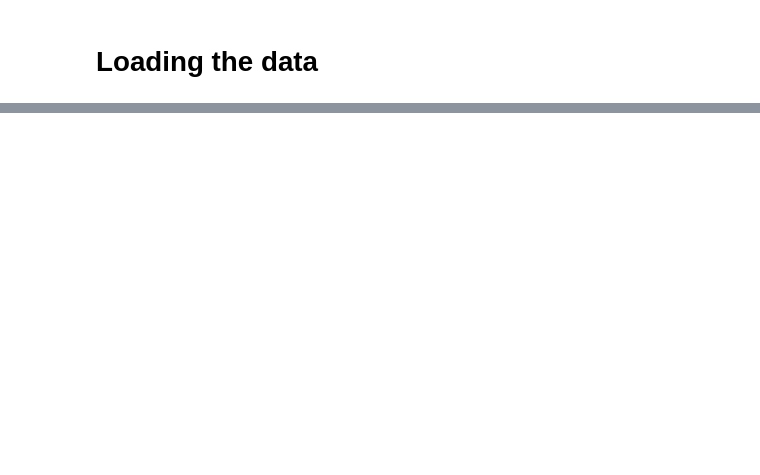
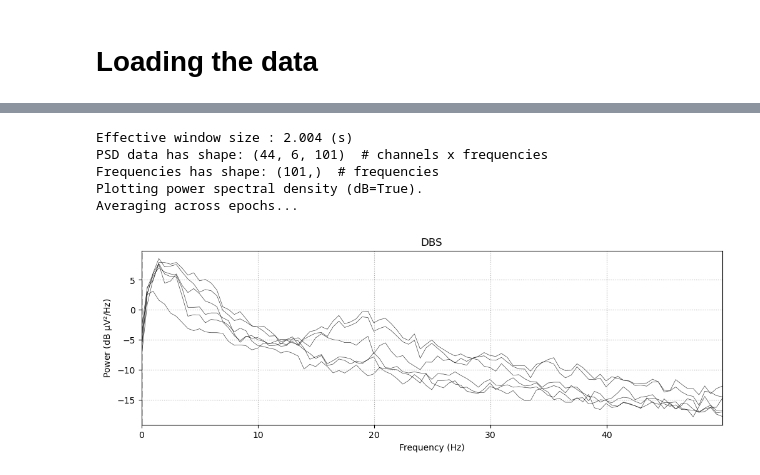
Before and after one commit to orabe/gaitmod, a Jupyter notebook: examples/example.ipynb, the cells around one changed output, grey strips where cells are left out. Cells and saved outputs as stored; diff of their text form; code cells hidden in the pictures; blank space fills up the shorter version.

```diff
--- a/examples/example.ipynb
+++ b/examples/example.ipynb
@@ -35,0 +170,21 @@ plt.show()
+# %%
+# Combine modulation and normal walking events
+events = np.vstack((events_mod_start, normal_walking_events))
+events = events[np.argsort(events[:, 0])]  # Sort events by onset time
+events_id = {'mod_start': gait_modulation_event_id,
+             'normal_walking': normal_walking_event_id}
+
+# Create Epochs
+epochs = mne.Epochs(
+    lfp_raw,
+    events,
+    events_id,
+    epoch_tmin,
+    epoch_tmax,
+    baseline=None,
+    preload=True,
+)
+
+# Print some details
+print(f"Epochs info: {epochs}")
+print(f"Number of epochs: {len(epochs)}")
@@ -35,0 +350,18 @@ plt.show()
+# %%
+# epochs psd
+spectrum = epochs.compute_psd(method='welch', fmax=50)
+
+psd_arr = spectrum.get_data()
+psd_freqs = spectrum.freqs
+
+print(f"PSD data has shape: {psd_arr.shape}  # channels x frequencies")
+print(f"Frequencies has shape: {psd_freqs.shape}  # frequencies")
+
+spectrum.plot()
+# %% [output]
+Effective window size : 2.004 (s)
+PSD data has shape: (44, 6, 101)  # channels x frequencies
+Frequencies has shape: (101,)  # frequencies
+Plotting power spectral density (dB=True).
+Averaging across epochs...
+[figure, added]
```
Also changed, not shown: parts of 56 cells of this notebook, 5 other files.
